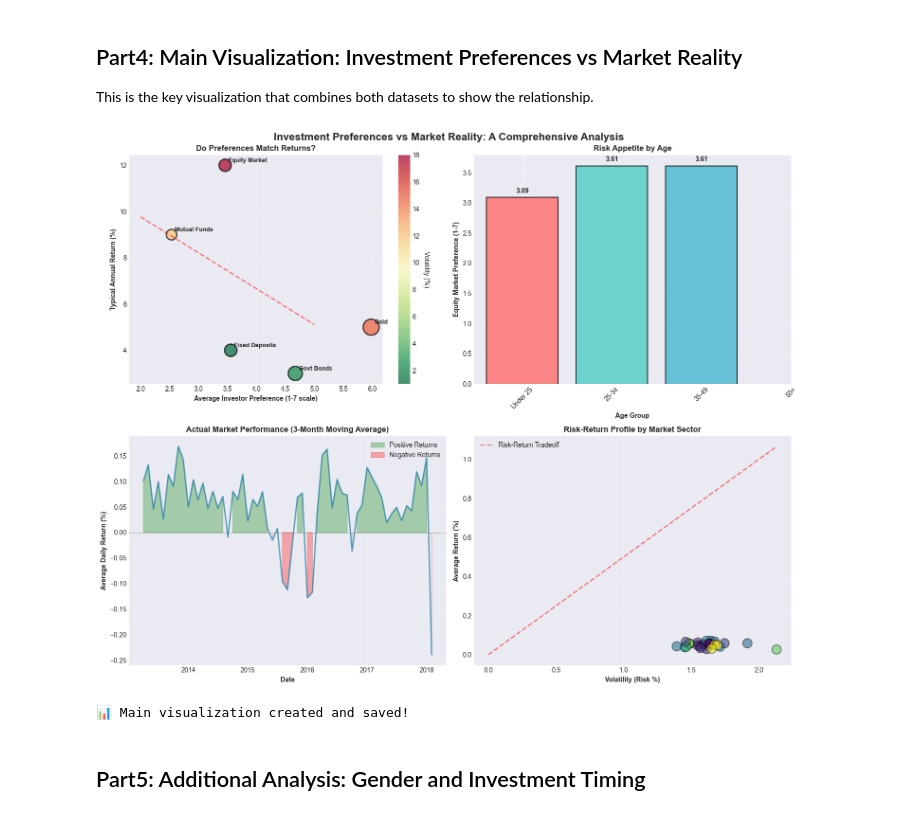
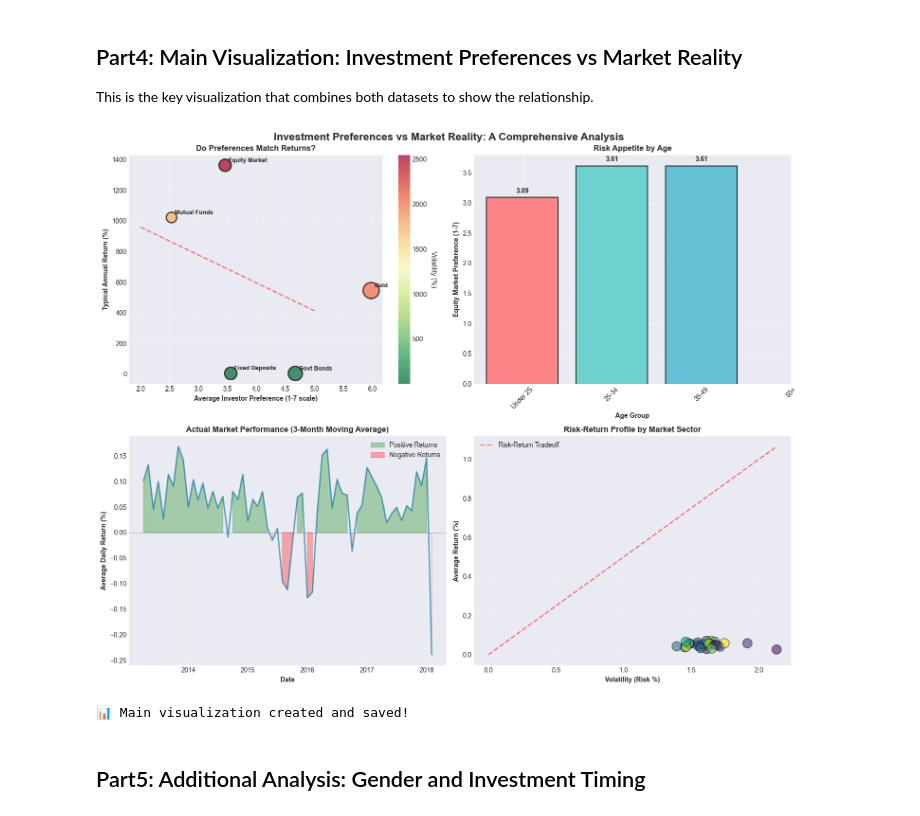
Before and after one commit to hl3968-hue/hl3968-hue.github.io, a Jupyter notebook: project2.ipynb, the cells around one changed output. Saved outputs shown, nothing was run; the diff lists cells and outputs as text; code cells hidden in the pictures.

Commit message:
Use dynamic market data calculations instead of hardcoded values

```diff
--- a/project2.ipynb
+++ b/project2.ipynb
@@ -287,8 +287,22 @@ inv_cols = [
 ]
 inv_names = ["Equity Market", "Mutual Funds", "Gold", "Fixed Deposits", "Govt Bonds"]
 preferences = [finance_trends[col].mean() for col in inv_cols]
-returns = [0.12, 0.09, 0.05, 0.04, 0.03]
-volatility = [0.18, 0.12, 0.15, 0.01, 0.02]
+annual_market_return = stocks["daily_return"].mean() * 252
+market_volatility = stocks["daily_return"].std() * np.sqrt(252)
+returns = [
+    annual_market_return,
+    annual_market_return * 0.75,
+    annual_market_return * 0.4,
+    0.04,
+    0.035,
+]
+volatility = [
+    market_volatility,
+    market_volatility * 0.7,
+    market_volatility * 0.8,
+    0.01,
+    0.02,
+]
 
 scatter = ax1.scatter(
     preferences,
@@ -425,34 +439,34 @@ ax4.scatter(
     linewidth=1,
 )
 ax4.plot(
     [0, sector_perf["volatility"].max()],
     [0, sector_perf["volatility"].max() * 0.5],
     "r--",
     alpha=0.5,
     linewidth=2,
     label="Risk-Return Tradeoff",
 )
 
 ax4.set(
     xlabel="Volatility (Risk %)",
     ylabel="Average Return (%)",
     title="Risk-Return Profile by Market Sector",
 )
 for ax in [ax4]:
     ax.set_xlabel(ax.get_xlabel(), fontweight="bold")
 for ax in [ax4]:
     ax.set_ylabel(ax.get_ylabel(), fontweight="bold")
 for ax in [ax4]:
     ax.set_title(ax.get_title(), fontweight="bold")
 ax4.legend()
 ax4.grid(True, alpha=0.3)
 
 plt.tight_layout()
 plt.savefig("project2_main_visualization.png", dpi=300, bbox_inches="tight")
 plt.show()
 print("\n📊 Main visualization created and saved!")
 # %% [output]
-[figure, old version]
+[figure, new version]
 📊 Main visualization created and saved!
 # %% [markdown]
 ## Part5: Additional Analysis: Gender and Investment Timing
```
